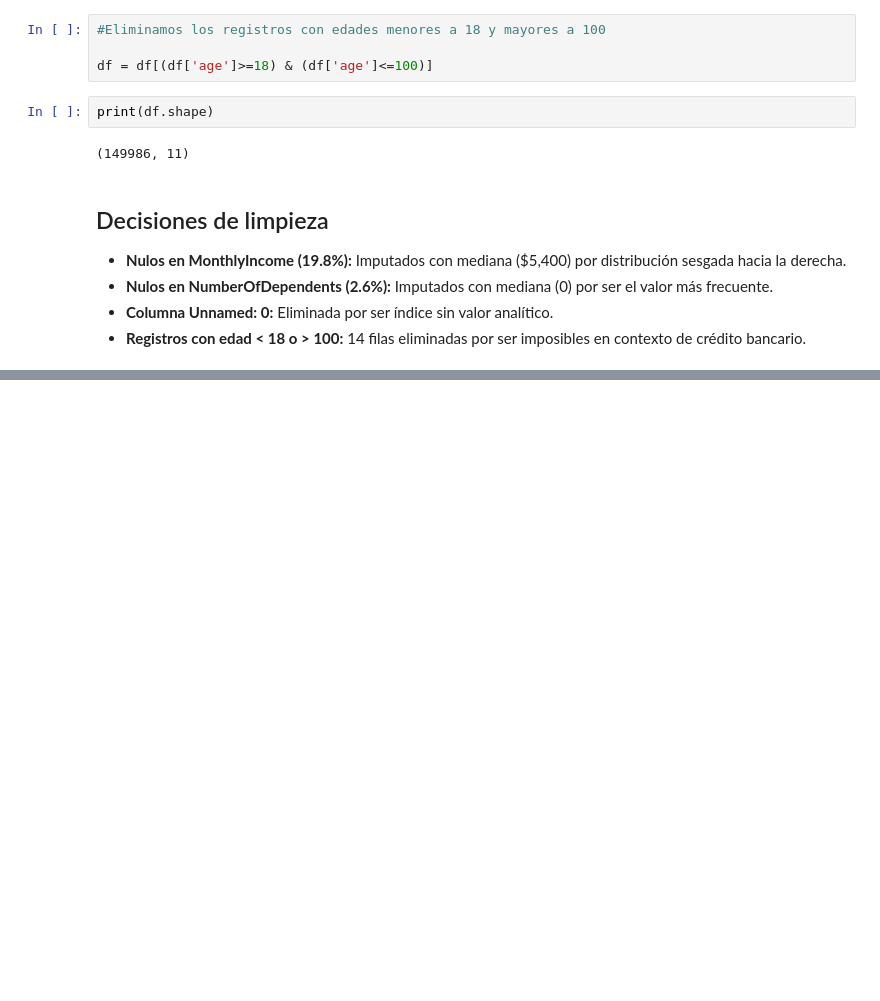
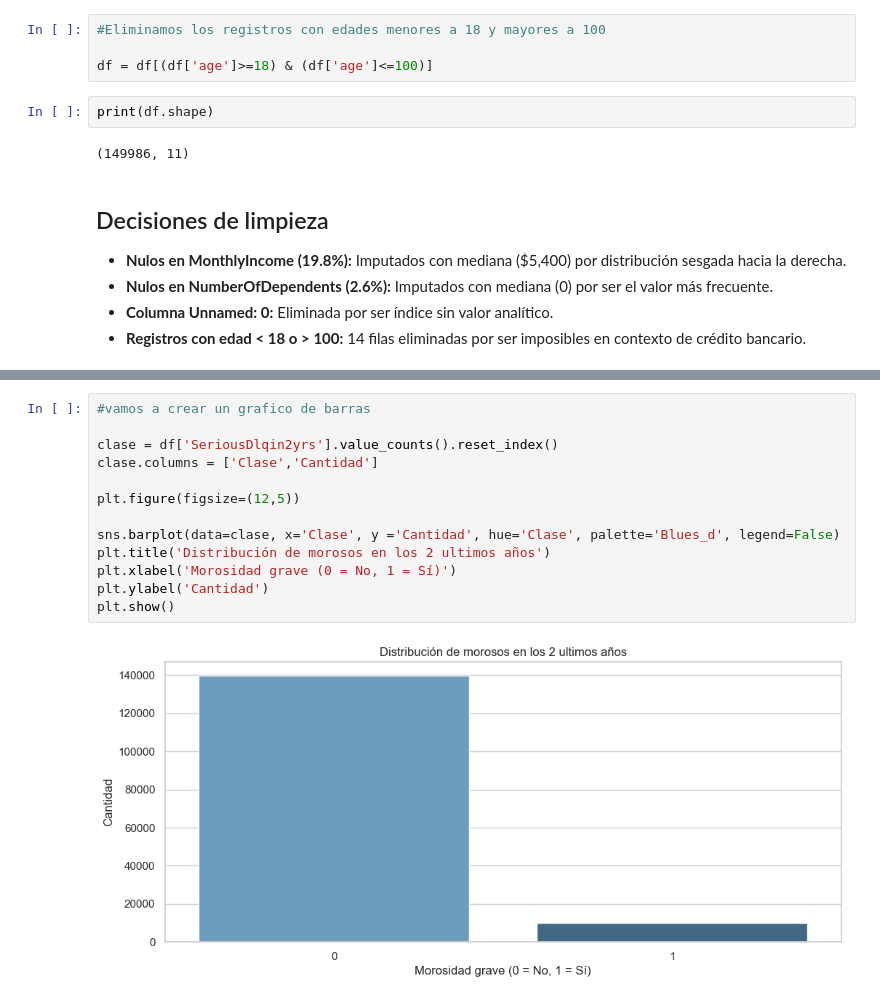
Before and after one commit to nilsondelacruz/credit-risk-analysis, a Jupyter notebook: notebooks/01_eda.ipynb, the cells around one changed output, grey strips where cells are left out. Saved outputs shown, nothing was run; the diff lists cells and outputs as text; blank space fills up the shorter version.

```diff
--- a/notebooks/01_eda.ipynb
+++ b/notebooks/01_eda.ipynb
@@ -163,0 +179,15 @@ print(df.shape)
+# %%
+#vamos a crear un grafico de barras
+
+clase = df['SeriousDlqin2yrs'].value_counts().reset_index()
+clase.columns = ['Clase','Cantidad']
+
+plt.figure(figsize=(12,5))
+
+sns.barplot(data=clase, x='Clase', y ='Cantidad', hue='Clase', palette='Blues_d', legend=False)
+plt.title('Distribución de morosos en los 2 ultimos años')
+plt.xlabel('Morosidad grave (0 = No, 1 = Sí)')
+plt.ylabel('Cantidad')
+plt.show()
+# %% [output]
+[figure, added]
```
Also changed, not shown: parts of 13 cells of this notebook.
